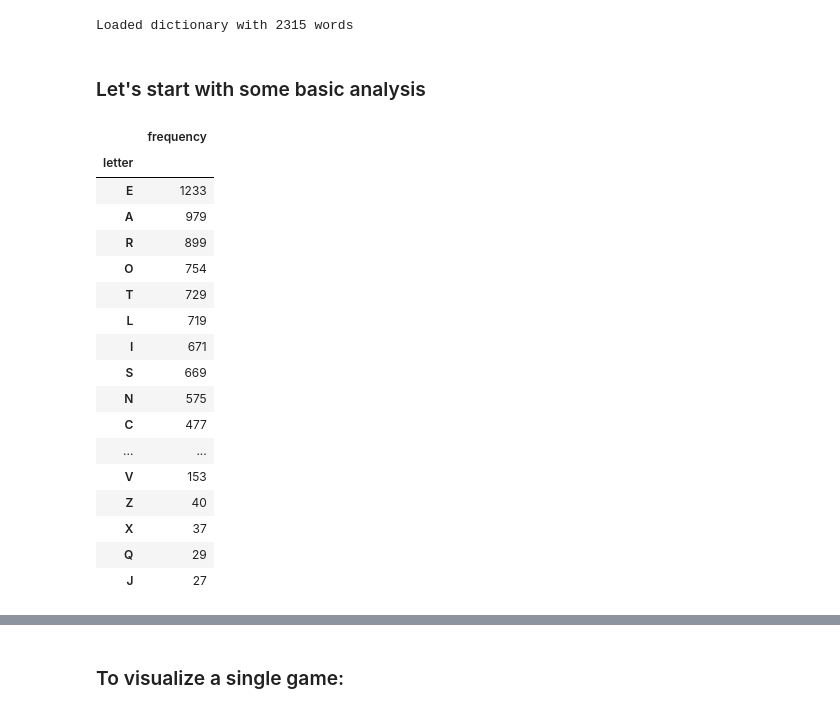
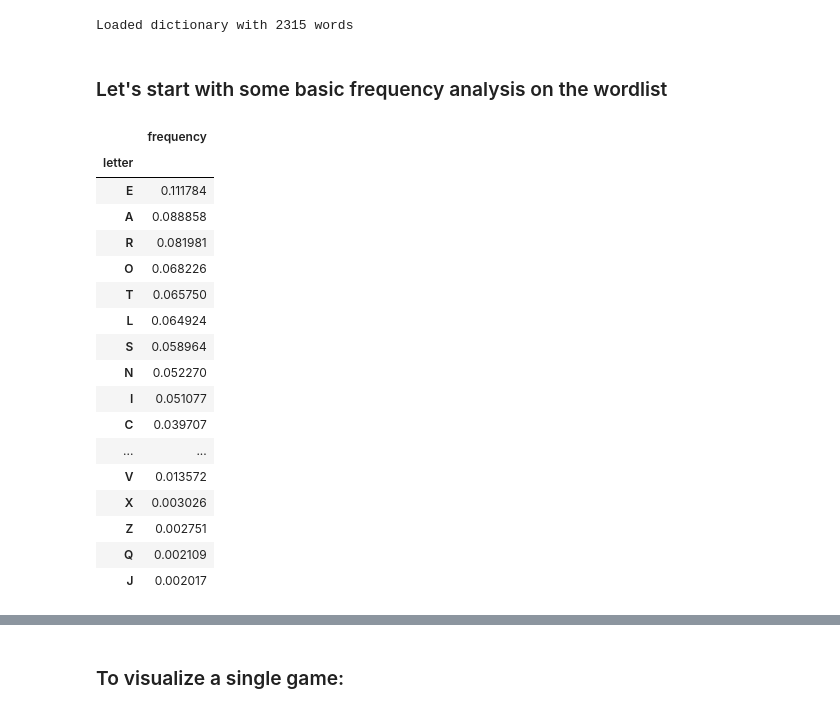
Before and after one commit to ggilestro/playground, a Jupyter notebook: wordle_strategy/wordle_notebook.ipynb, the cells around one changed output, grey strips where cells are left out. Saved outputs shown, nothing was run; the diff lists cells and outputs as text; code cells hidden in the pictures.

```diff
--- a/wordle_strategy/wordle_notebook.ipynb
+++ b/wordle_strategy/wordle_notebook.ipynb
@@ -21,28 +22,28 @@ g = wordle_solver(dict_file = 'wordle_words.txt')
 # %% [output]
 Loaded dictionary with 2315 words
 # %% [markdown]
-### Let's start with some basic analysis
+### Let's start with some basic frequency analysis on the wordlist
 # %%
-f = g.analyse_frequency()
-df1 = pd.DataFrame.from_dict(f, orient='index', columns=['frequency'])
+frequency, positions = g.analyse_frequency(ascount=False)
+df1 = pd.DataFrame.from_dict(frequency, orient='index', columns=['frequency'])
 df1.index.name = 'letter'
 df1.sort_values(by=['frequency'], ascending=False)
 # %% [output]
 |  | frequency |
 | letter |  |
-| E | 1233 |
-| A | 979 |
-| R | 899 |
-| O | 754 |
-| T | 729 |
-| L | 719 |
-| I | 671 |
-| S | 669 |
-| N | 575 |
-| C | 477 |
+| E | 0.111784 |
+| A | 0.088858 |
+| R | 0.081981 |
+| O | 0.068226 |
+| T | 0.065750 |
+| L | 0.064924 |
+| S | 0.058964 |
+| N | 0.052270 |
+| I | 0.051077 |
+| C | 0.039707 |
 | ... | ... |
-| V | 153 |
-| Z | 40 |
-| X | 37 |
-| Q | 29 |
-| J | 27 |
+| V | 0.013572 |
+| X | 0.003026 |
+| Z | 0.002751 |
+| Q | 0.002109 |
+| J | 0.002017 |
```
Also changed, not shown: parts of 17 cells of this notebook, 3 other files.
